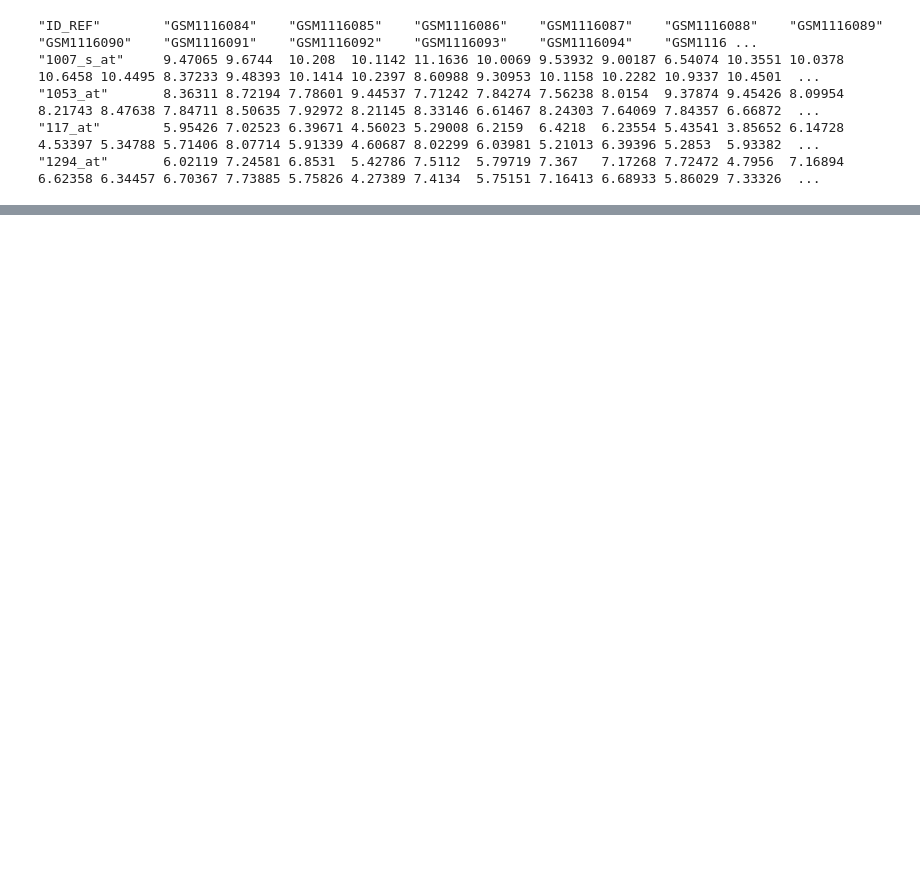
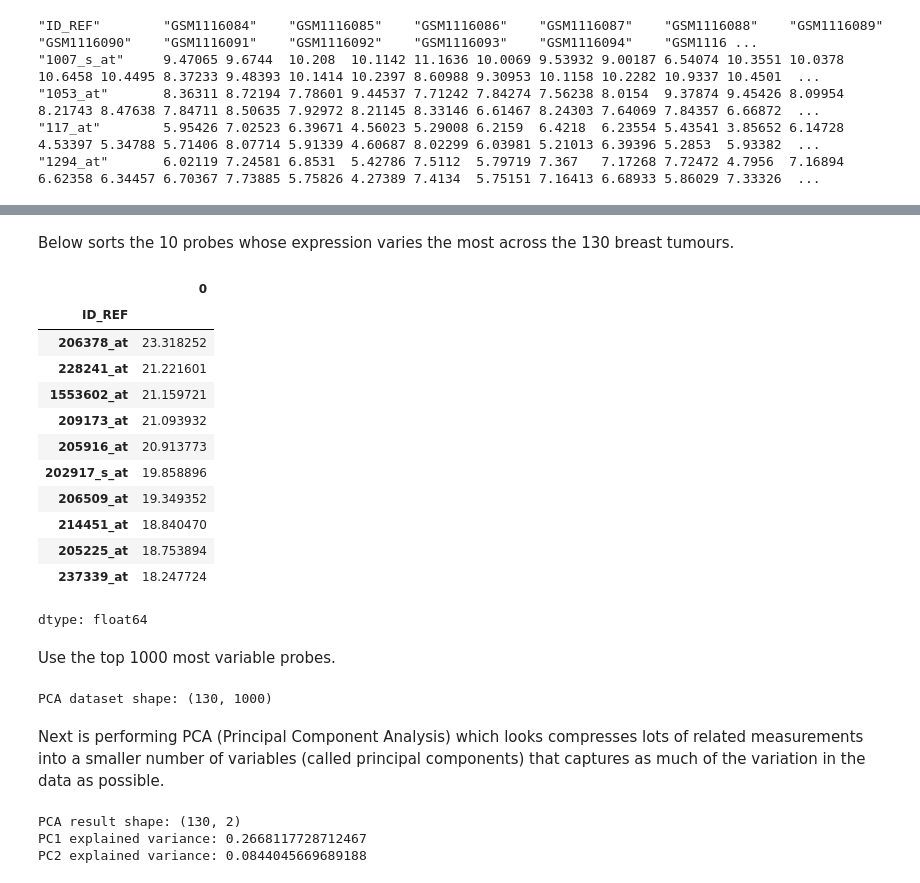
Before and after one commit to Edvin-Jurgen-Ferizaj/Breast_Cancer_Transcriptomics, a Jupyter notebook: Breast_Cancer_Transcriptomics.ipynb, the cells around one changed output, grey strips where cells are left out. Saved outputs shown, nothing was run; the diff lists cells and outputs as text; code cells hidden in the pictures; blank space fills up the shorter version.

```diff
--- a/Breast_Cancer_Transcriptomics.ipynb
+++ b/Breast_Cancer_Transcriptomics.ipynb
@@ -108,0 +252,9 @@ for line in lines[68:73]:
+# %%
+tumour_subtypes = ["Basal", "Her2", "Luminal A", "Luminal B"]
+
+tumour_metadata = metadata[
+    metadata["Subtype"].isin(tumour_subtypes)
+].copy()
+
+print(tumour_metadata["Subtype"].value_counts())
+print("\nTotal tumour samples:", len(tumour_metadata))
@@ -108,0 +272,4 @@ for line in lines[68:73]:
+# %%
+tumour_expression = expression_data[tumour_metadata["Sample"]]
+
+print("Tumour expression matrix shape:", tumour_expression.shape)
@@ -108,0 +280,4 @@ for line in lines[68:73]:
+# %%
+pca_data = tumour_expression.T # T stands for transpose and it swaps the rows and columns
+
+print("PCA input shape:", pca_data.shape)
@@ -108,0 +290,4 @@ for line in lines[68:73]:
+# %%
+probe_variance = pca_data.var(axis=0)
+
+probe_variance.head()
@@ -108,0 +303,44 @@ for line in lines[68:73]:
+# %% [markdown]
+Below sorts the 10 probes whose expression varies the most across the 130 breast tumours.
+# %%
+probe_variance.sort_values(ascending=False).head(10)
+# %% [output]
+|  | 0 |
+| ID_REF |  |
+| 206378_at | 23.318252 |
+| 228241_at | 21.221601 |
+| 1553602_at | 21.159721 |
+| 209173_at | 21.093932 |
+| 205916_at | 20.913773 |
+| 202917_s_at | 19.858896 |
+| 206509_at | 19.349352 |
+| 214451_at | 18.840470 |
+| 205225_at | 18.753894 |
+| 237339_at | 18.247724 |
+dtype: float64
+# %% [markdown]
+Use the top 1000 most variable probes.
+# %%
+top_probes = probe_variance.nlargest(1000).index
+
+pca_input = pca_data[top_probes]
+
+print("PCA dataset shape:", pca_input.shape)
+# %% [output]
+PCA dataset shape: (130, 1000)
+# %% [markdown]
+Next is performing PCA (Principal Component Analysis) which looks compresses lots of related measurements into a smaller number of variables (called principal components) that captures as much of the variation in the data as possible.
+# %%
+from sklearn.decomposition import PCA
+
+pca = PCA(n_components=2) #we're creating the PCA model and asking for 2 principal components to make a normal 2D graph.
+
+pca_result = pca.fit_transform(pca_input) # fit learns the directions of the dataset containing the greatest variation.
+#transofrm then converts every tumour from the 1000 probe measurements into just 2 coordinates.
+print("PCA result shape:", pca_result.shape)
+print("PC1 explained variance:", pca.explained_variance_ratio_[0]) #tells us how much of the variation the principal component captures in the original data
+print("PC2 explained variance:", pca.explained_variance_ratio_[1])
+# %% [output]
+PCA result shape: (130, 2)
+PC1 explained variance: 0.2668117728712467
+PC2 explained variance: 0.0844045669689188
```
Also changed, not shown: parts of 38 cells of this notebook.
